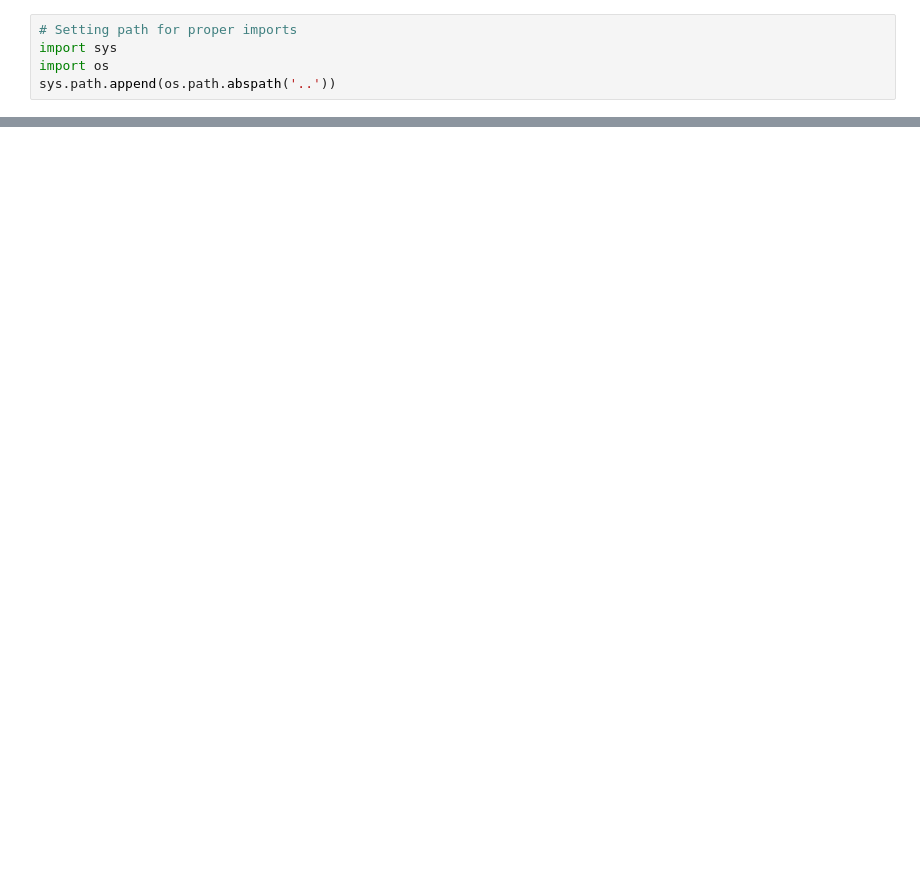
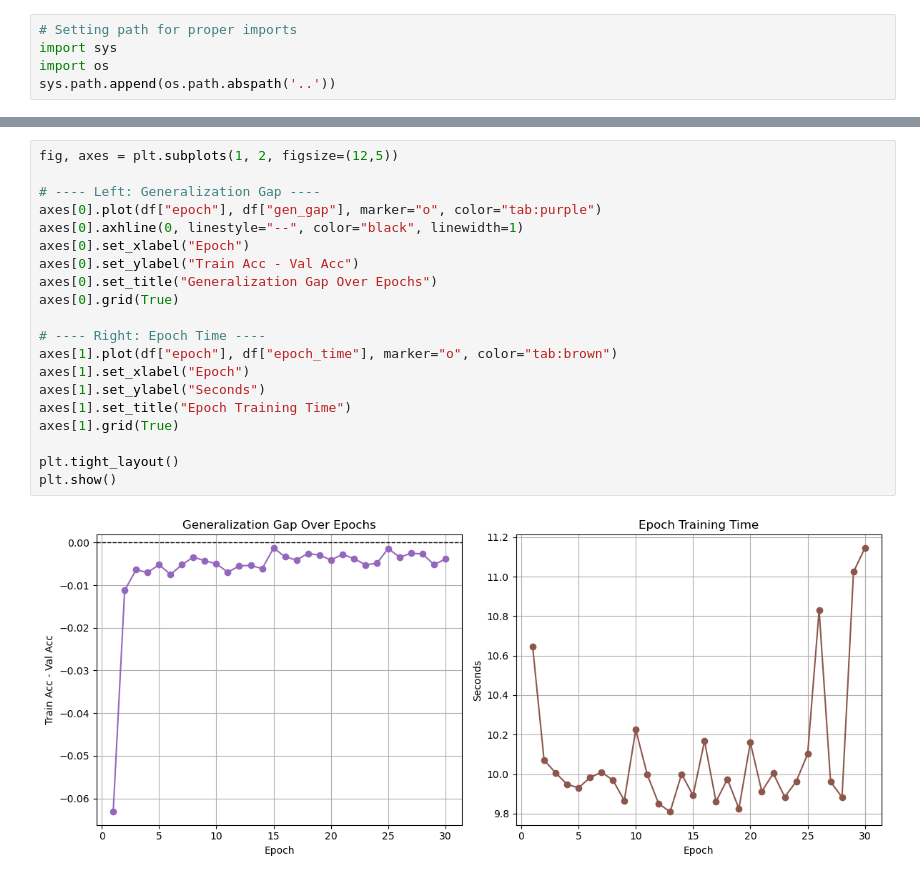
Before and after one commit to vic-rcu/DigitRecognition, a Jupyter notebook: notebooks/reprod.ipynb, the cells around one changed output, grey strips where cells are left out. Saved outputs shown, nothing was run; the diff lists cells and outputs as text; blank space fills up the shorter version.

```diff
--- a/notebooks/reprod.ipynb
+++ b/notebooks/reprod.ipynb
@@ -67,0 +111,22 @@ run a few tuning loops, train on 15 epochs with different parameters for lr and
+# %%
+fig, axes = plt.subplots(1, 2, figsize=(12,5))
+
+# ---- Left: Generalization Gap ----
+axes[0].plot(df["epoch"], df["gen_gap"], marker="o", color="tab:purple")
+axes[0].axhline(0, linestyle="--", color="black", linewidth=1)
+axes[0].set_xlabel("Epoch")
+axes[0].set_ylabel("Train Acc - Val Acc")
+axes[0].set_title("Generalization Gap Over Epochs")
+axes[0].grid(True)
+
+# ---- Right: Epoch Time ----
+axes[1].plot(df["epoch"], df["epoch_time"], marker="o", color="tab:brown")
+axes[1].set_xlabel("Epoch")
+axes[1].set_ylabel("Seconds")
+axes[1].set_title("Epoch Training Time")
+axes[1].grid(True)
+
+plt.tight_layout()
+plt.show()
+# %% [output]
+[figure, added]
```
Also changed, not shown: parts of 19 cells of this notebook, 13 other files.
